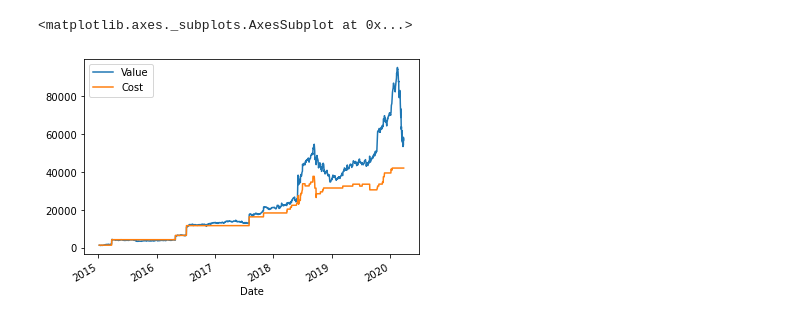
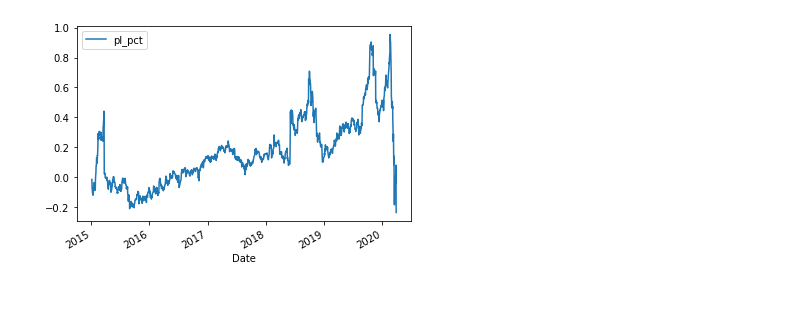
Before and after one commit to bobbayj/jinfund, a Jupyter notebook: jinfund/testing.ipynb, the cells around one changed output. Drawn from its saved outputs; the diff is of its cells as text; code cells hidden in the pictures.

Commit message:
create portfolio value and pl plotting function

```diff
--- a/jinfund/testing.ipynb
+++ b/jinfund/testing.ipynb
@@ -48,9 +18,4 @@ cost.plot()
-# %%
-import pandas as pd
-
-plotter = pd.merge_ordered(value,cost, on='Date', fill_method='ffill').set_index('Date')
-plotter.columns = ['Value', 'Cost']
-plotter.plot()
-# %% [output]
-<matplotlib.axes._subplots.AxesSubplot at 0x...>
-[figure, removed]
+# %%
+plt_df = p.plot(view='pl_pct')
+# %% [output]
+[figure, added]
```
Also changed, not shown: parts of 4 cells of this notebook, 2 other files.
